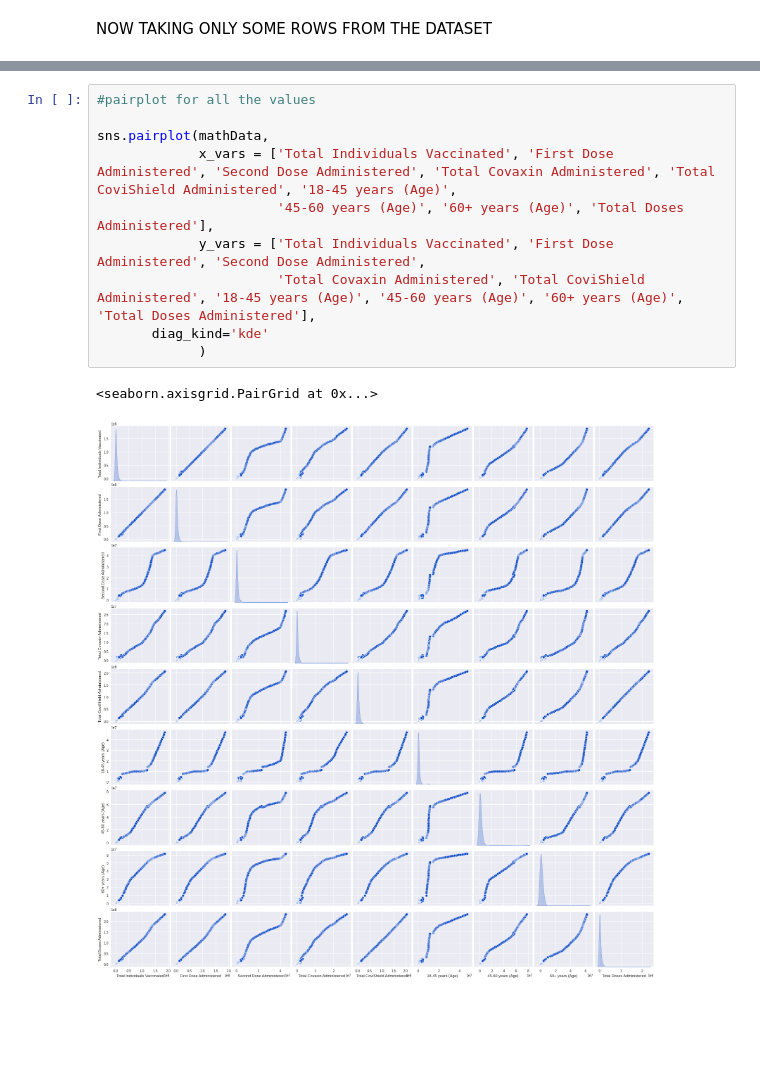
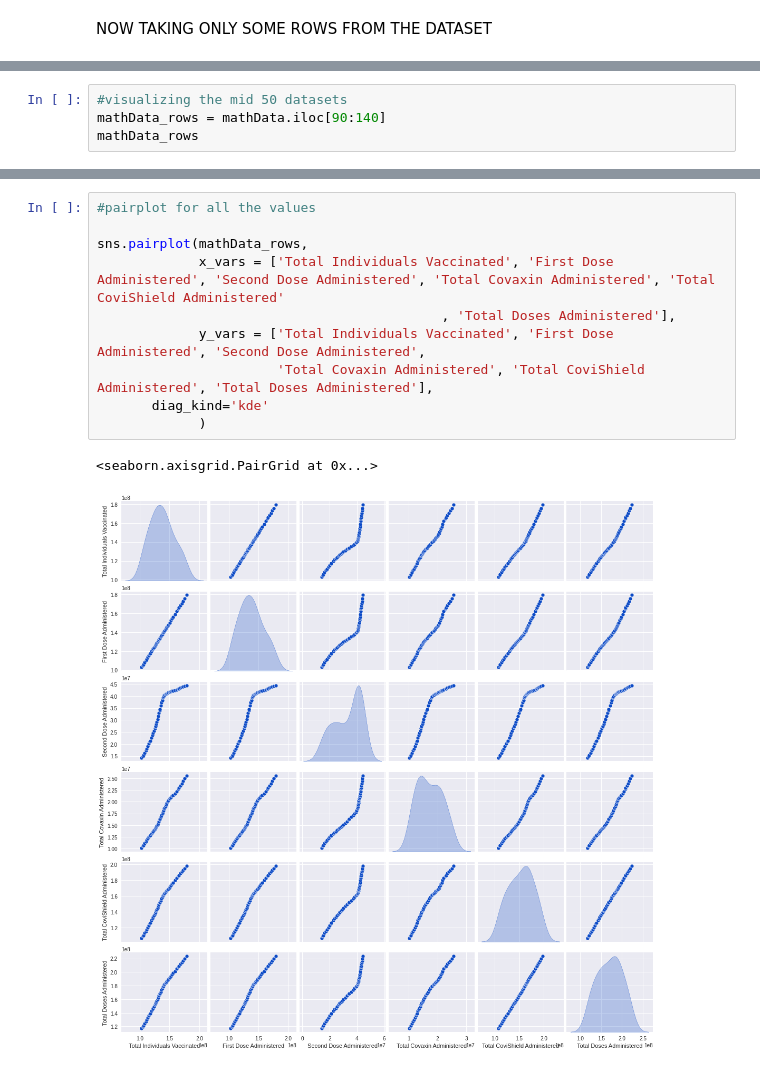
Before and after one commit to soumyakandari/MLnow_2.0, a Jupyter notebook: MLassignment1.ipynb, the cells around one changed output, grey strips where cells are left out. Drawn from its saved outputs; the diff is of its cells as text; blank space fills up the shorter version.

Commit message:
data splits

```diff
--- a/MLassignment1.ipynb
+++ b/MLassignment1.ipynb
@@ -124,0 +125,4 @@ mathData_rows
+# %%
+#visualizing the mid 50 datasets
+mathData_rows = mathData.iloc[90:140]
+mathData_rows
@@ -125,13 +147,13 @@ mathData_rows
 # %%
 #pairplot for all the values
 
-sns.pairplot(mathData,
-             x_vars = ['Total Individuals Vaccinated', 'First Dose Administered', 'Second Dose Administered', 'Total Covaxin Administered', 'Total CoviShield Administered', '18-45 years (Age)',
-                       '45-60 years (Age)', '60+ years (Age)', 'Total Doses Administered'],
+sns.pairplot(mathData_rows,
+             x_vars = ['Total Individuals Vaccinated', 'First Dose Administered', 'Second Dose Administered', 'Total Covaxin Administered', 'Total CoviShield Administered'
+                                            , 'Total Doses Administered'],
              y_vars = ['Total Individuals Vaccinated', 'First Dose Administered', 'Second Dose Administered',
-                       'Total Covaxin Administered', 'Total CoviShield Administered', '18-45 years (Age)', '45-60 years (Age)', '60+ years (Age)', 'Total Doses Administered'],
+                       'Total Covaxin Administered', 'Total CoviShield Administered', 'Total Doses Administered'],
        diag_kind='kde'
              )
 # %% [output]
 <seaborn.axisgrid.PairGrid at 0x...>
-[figure, old version]
+[figure, new version]
```
Also changed, not shown: parts of 8 cells of this notebook.
